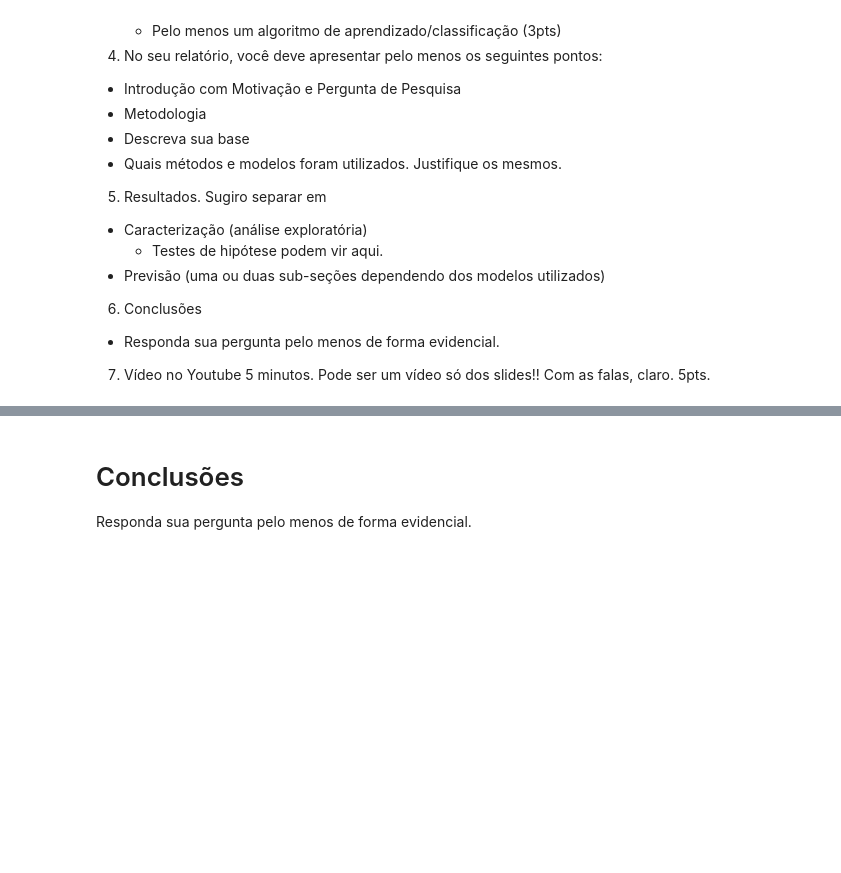
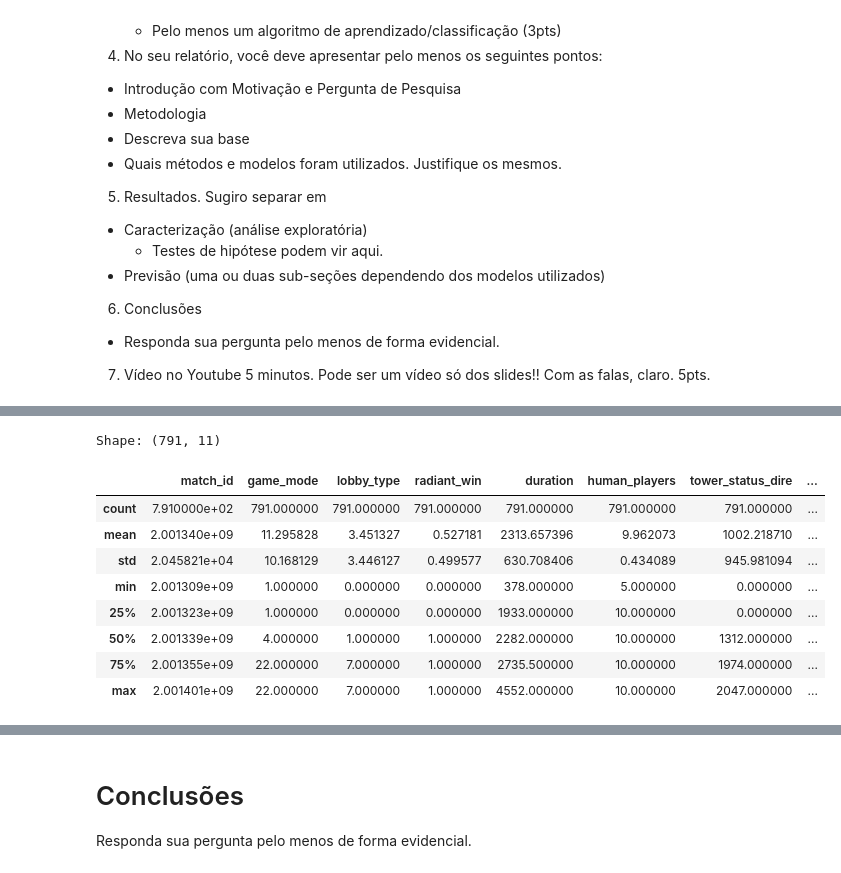
Before and after one commit to gabrielspires/Projeto-ICD, a Jupyter notebook: Projeto-ICD.ipynb, the cells around one changed output, grey strips where cells are left out. Saved outputs shown, nothing was run; the diff lists cells and outputs as text; code cells hidden in the pictures; blank space fills up the shorter version.

```diff
--- a/Projeto-ICD.ipynb
+++ b/Projeto-ICD.ipynb
@@ -83,0 +122,20 @@ Justifique os mesmos.
+# %%
+df_match = pd.read_sql_query(
+'''
+SELECT *
+FROM match
+''', conn)
+
+print('Shape:', df_match.shape)
+df_match.describe()
+# %% [output]
+Shape: (791, 11)
+|  | match_id | game_mode | lobby_type | radiant_win | duration | human_players | tower_status_dire | ... |
+| count | 7.910000e+02 | 791.000000 | 791.000000 | 791.000000 | 791.000000 | 791.000000 | 791.000000 | ... |
+| mean | 2.001340e+09 | 11.295828 | 3.451327 | 0.527181 | 2313.657396 | 9.962073 | 1002.218710 | ... |
+| std | 2.045821e+04 | 10.168129 | 3.446127 | 0.499577 | 630.708406 | 0.434089 | 945.981094 | ... |
+| min | 2.001309e+09 | 1.000000 | 0.000000 | 0.000000 | 378.000000 | 5.000000 | 0.000000 | ... |
+| 25% | 2.001323e+09 | 1.000000 | 0.000000 | 0.000000 | 1933.000000 | 10.000000 | 0.000000 | ... |
+| 50% | 2.001339e+09 | 4.000000 | 1.000000 | 1.000000 | 2282.000000 | 10.000000 | 1312.000000 | ... |
+| 75% | 2.001355e+09 | 22.000000 | 7.000000 | 1.000000 | 2735.500000 | 10.000000 | 1974.000000 | ... |
+| max | 2.001401e+09 | 22.000000 | 7.000000 | 1.000000 | 4552.000000 | 10.000000 | 2047.000000 | ... |
```
Also changed, not shown: parts of 9 cells of this notebook.
